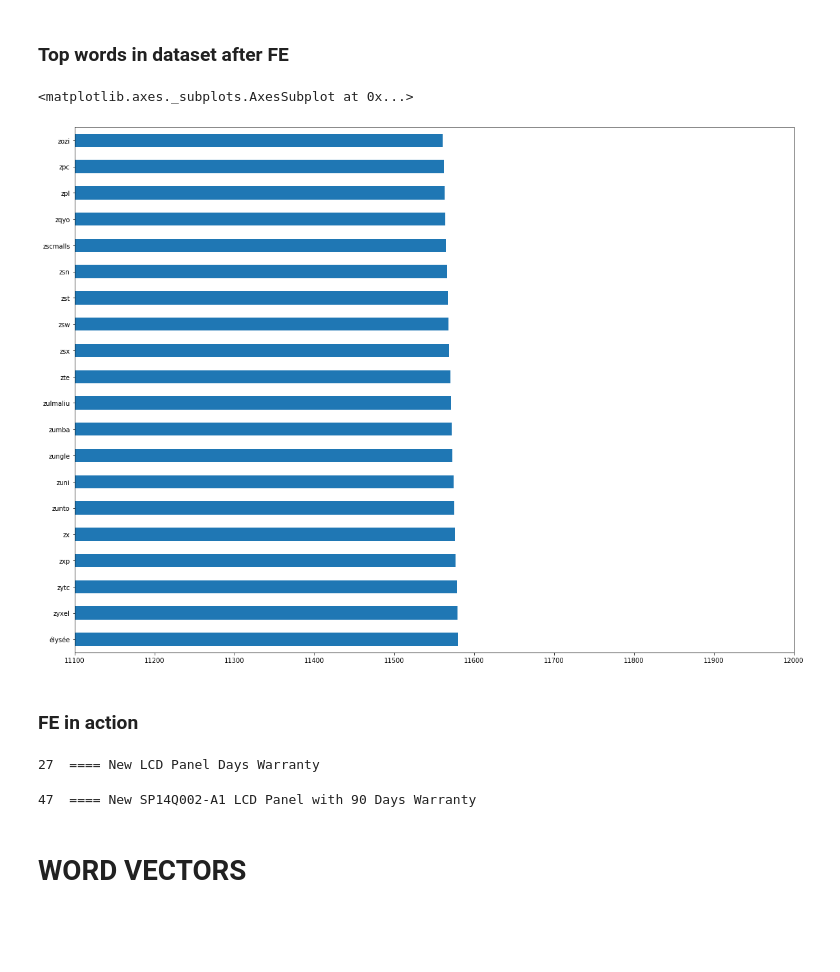
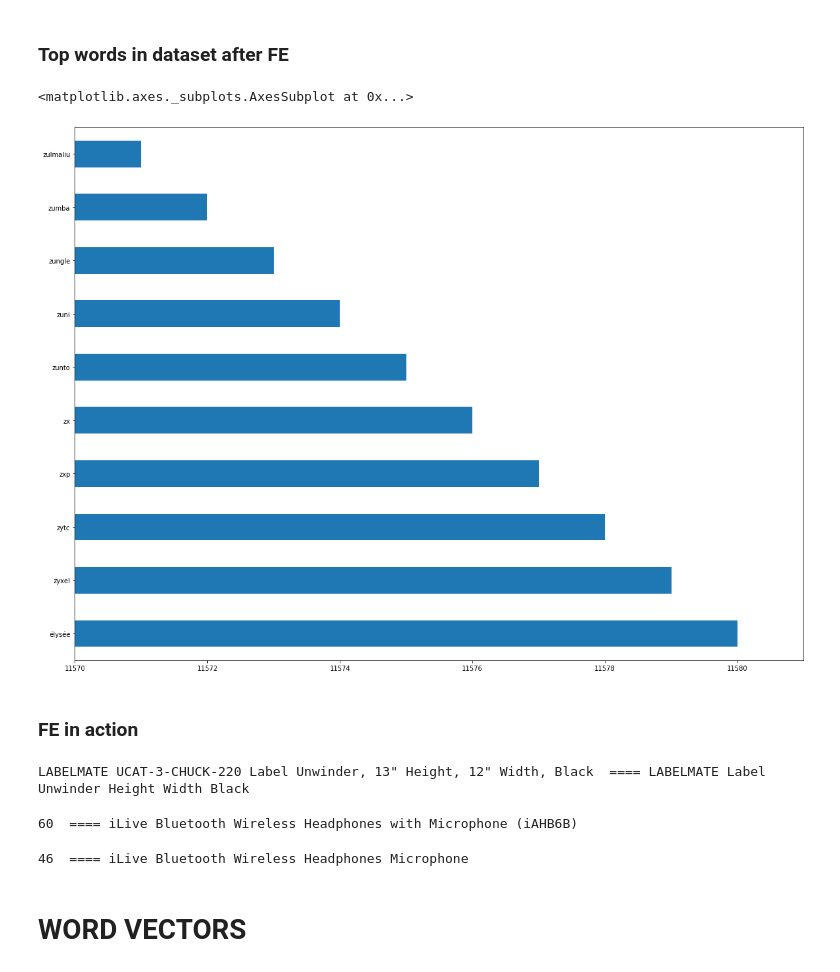
Before and after one commit to ourendingdays/Diploma, a Jupyter notebook: logic/MAIN.ipynb, the cells around one changed output. Cells and saved outputs as stored; diff of their text form; code cells hidden in the pictures; blank space fills up the shorter version.

```diff
--- a/logic/MAIN.ipynb
+++ b/logic/MAIN.ipynb
@@ -271,43 +306,47 @@ ads.describe()
 # %%
 # count vetorizing object
 count_vectorizer = CountVectorizer()
 
 # fitting CV
 count_vectorizer.fit(ads['SW'])
 
 # collecting the vocabulary items used in vectorizer
 dictionary = count_vectorizer.vocabulary_.items()
 
 # Storing vocab and counts in a pandas DF
 vocab = []
 count = []
 
 # iterating through each vocab and count append the value to designated list
 for key, value in dictionary:
     vocab.append(key)
     count.append(value)
 
 # storing the count in pandas DF with vocab as index
 vocab_bef_stem = pd.Series(count, index = vocab)
 
 # sorting the DF
 vocab_bef_stem = vocab_bef_stem.sort_values(ascending=False)
 
-top_vocab = vocab_bef_stem.head(20)
-top_vocab.plot(kind = 'barh', figsize=(20, 15), xlim=(11100, 12000))
+top_vocab = vocab_bef_stem.head(10)
+top_vocab.plot(kind = 'barh', figsize=(20, 15), xlim=(11570, 11581))
 # %% [output]
 <matplotlib.axes._subplots.AxesSubplot at 0x...>
-[figure, old version]
+[figure, new version]
 # %% [markdown]
 ### FE in action
+# %%
+print(ads['ad'][9596], ' ====', ads['SW'][9596])
+# %% [output]
+LABELMATE UCAT-3-CHUCK-220 Label Unwinder, 13" Height, 12" Width, Black  ==== LABELMATE Label Unwinder Height Width Black
+# %%
+print(len(ads['ad'][8]), ' ====', ads['ad'][8])
+# %% [output]
+60  ==== iLive Bluetooth Wireless Headphones with Microphone (iAHB6B)
 # %%
-print(len(ads['SW'][2]), ' ====', ads['SW'][2])
+print(len(ads['SW'][8]), ' ====', ads['SW'][8])
 # %% [output]
-27  ==== New LCD Panel Days Warranty
+46  ==== iLive Bluetooth Wireless Headphones Microphone
-# %%
-print(len(ads['ad'][2]), ' ====', ads['ad'][2])
-# %% [output]
-47  ==== New SP14Q002-A1 LCD Panel with 90 Days Warranty
 # %% [markdown]
 # WORD VECTORS
 # %% [markdown]
```
Also changed, not shown: parts of 25 cells of this notebook.
